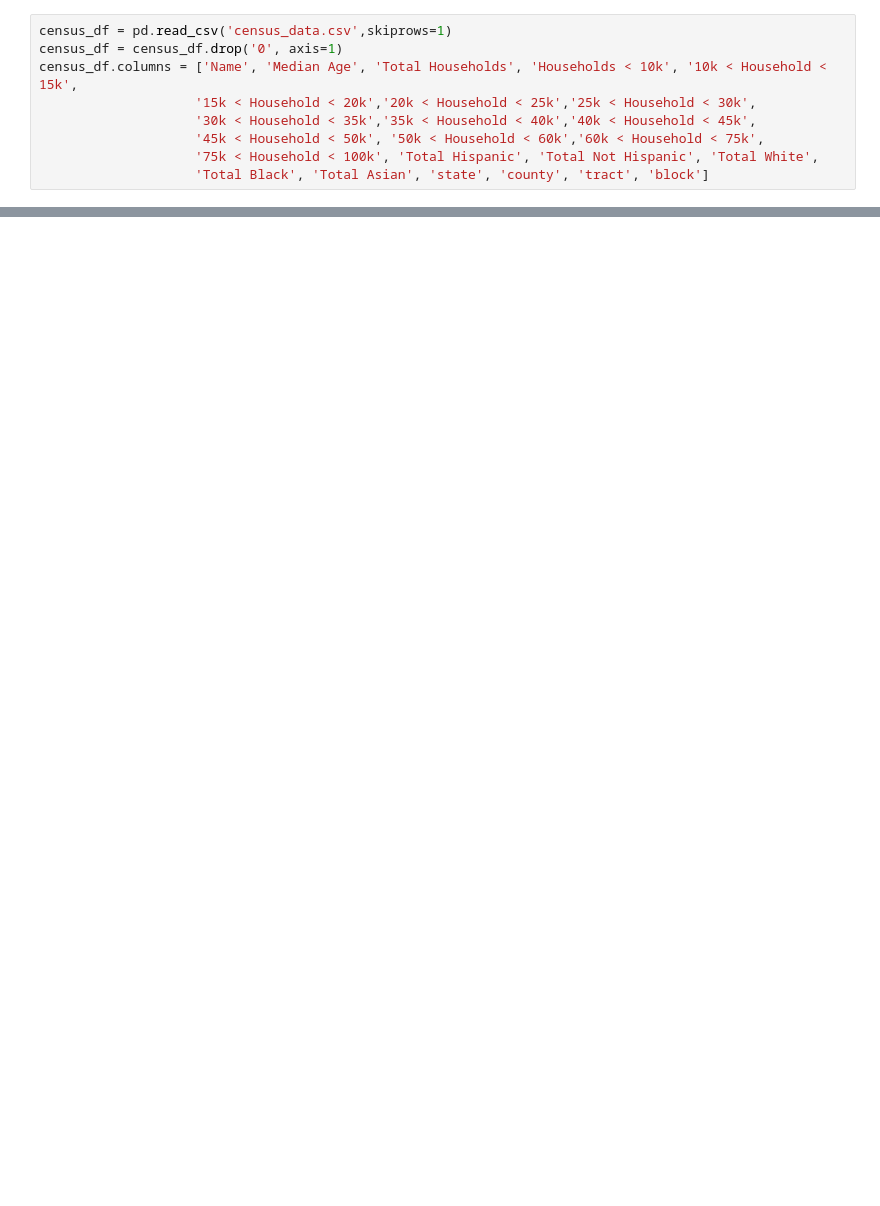
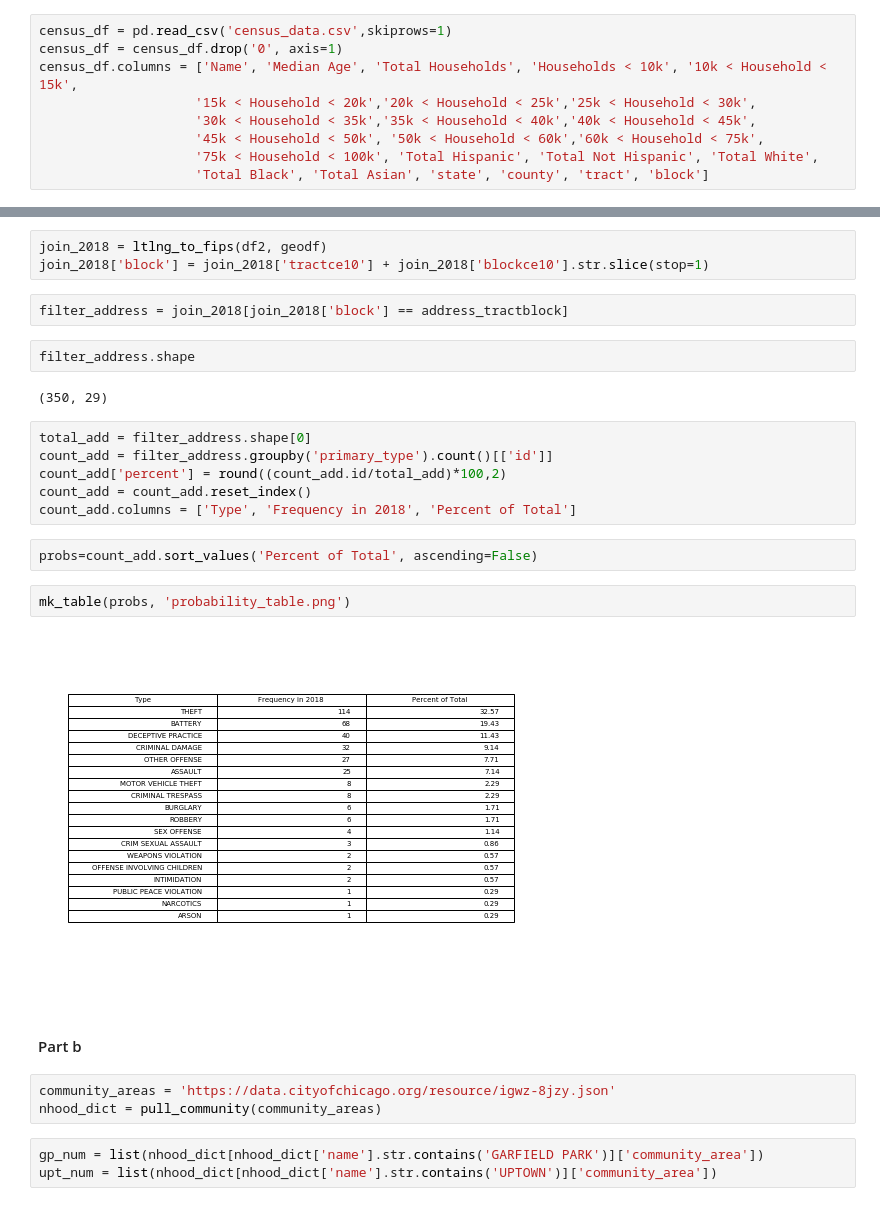
Before and after one commit to laurenjli/ml-pubpol, a Jupyter notebook: hw1/hw1_nb.ipynb, the cells around one changed output, grey strips where cells are left out. Saved outputs shown, nothing was run; the diff lists cells and outputs as text; blank space fills up the shorter version.

```diff
--- a/hw1/hw1_nb.ipynb
+++ b/hw1/hw1_nb.ipynb
@@ -861,0 +723,29 @@ round(1.52,1)
+# %%
+join_2018 = ltlng_to_fips(df2, geodf)
+join_2018['block'] = join_2018['tractce10'] + join_2018['blockce10'].str.slice(stop=1)
+# %%
+filter_address = join_2018[join_2018['block'] == address_tractblock]
+# %%
+filter_address.shape
+# %% [output]
+(350, 29)
+# %%
+total_add = filter_address.shape[0]
+count_add = filter_address.groupby('primary_type').count()[['id']]
+count_add['percent'] = round((count_add.id/total_add)*100,2)
+count_add = count_add.reset_index()
+count_add.columns = ['Type', 'Frequency in 2018', 'Percent of Total']
+# %%
+probs=count_add.sort_values('Percent of Total', ascending=False)
+# %%
+mk_table(probs, 'probability_table.png')
+# %% [output]
+[figure, added]
+# %% [markdown]
+#### Part b
+# %%
+community_areas = 'https://data.cityofchicago.org/resource/igwz-8jzy.json'
+nhood_dict = pull_community(community_areas)
+# %%
+gp_num = list(nhood_dict[nhood_dict['name'].str.contains('GARFIELD PARK')]['community_area'])
+upt_num = list(nhood_dict[nhood_dict['name'].str.contains('UPTOWN')]['community_area'])
```
Also changed, not shown: parts of 57 cells of this notebook, 13 other files.
